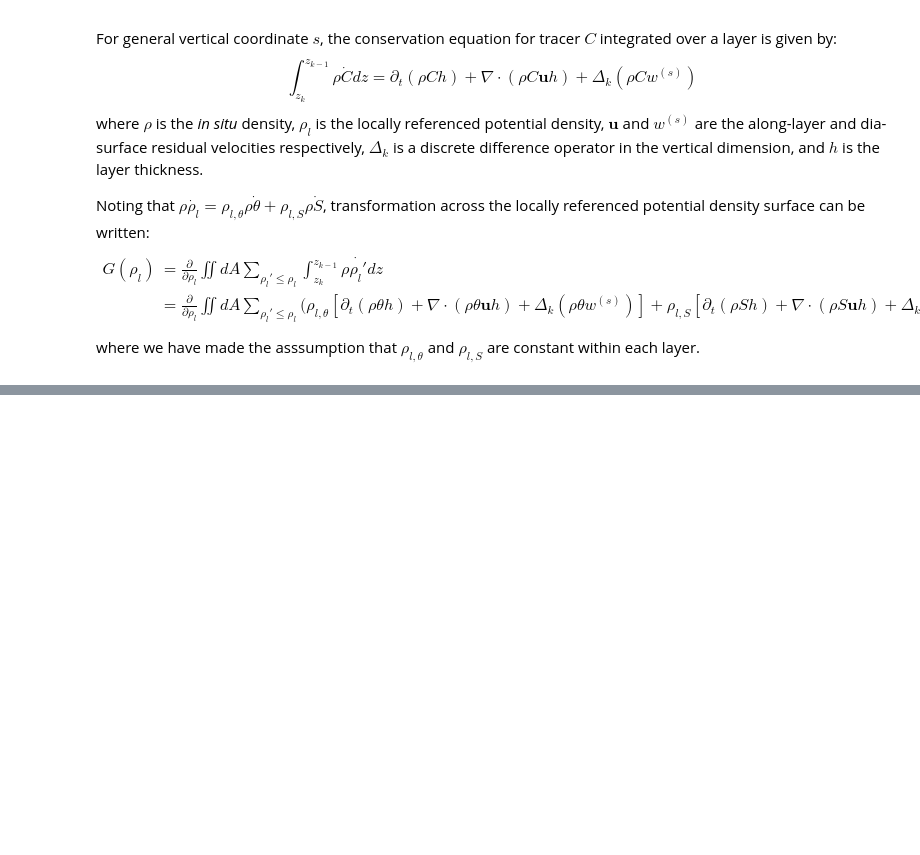
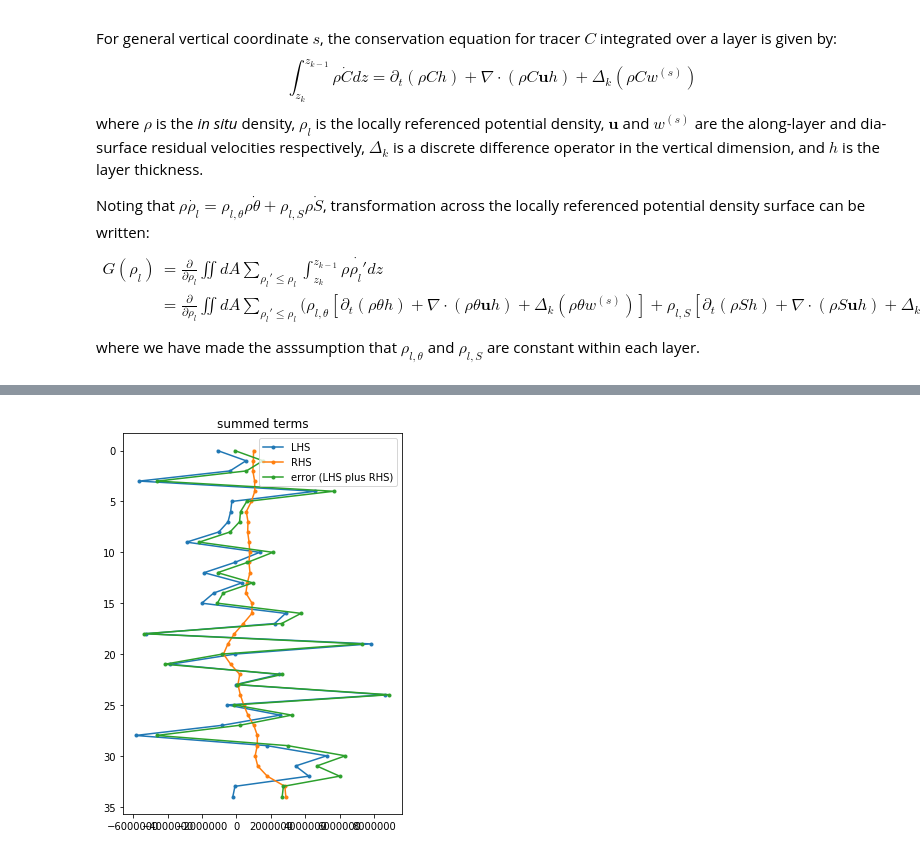
Before and after one commit to gmacgilchrist/wmt_bgc, a Jupyter notebook: calc_wmt.ipynb, the cells around one changed output, grey strips where cells are left out. Saved outputs shown, nothing was run; the diff lists cells and outputs as text; code cells hidden in the pictures; blank space fills up the shorter version.

```diff
--- a/calc_wmt.ipynb
+++ b/calc_wmt.ipynb
@@ -85,0 +123,19 @@ G_d.plot()
+# %%
+# Just sum up the tendencies in each layer directly
+termsLHS = ['o2h_tendency','o2_advection_xy','o2h_tendency_vert_remap']
+termsRHS = ['o2_dfxy_cont_tendency','o2_vdiffuse_impl','jo2_plus_btm']
+area3d = ds_native.areacello*xr.ones_like(ds.o2)
+ds_int = xr.ones_like(ds_native.areacello)
+for var in termsLHS:
+    term_int = (ds[var]*area3d).sum(['xh','yh'])
+    term_int.name = var
+    ds_int = xr.merge([ds_int,term_int])
+for var in termsRHS:
+    term_int = (ds[var]*area3d).sum(['xh','yh'])
+    term_int.name = var
+    ds_int = xr.merge([ds_int,term_int])
+signsLHS = [-1,1,1]
+signsRHS = [1,1,1]
+Do2, do2, errors = bc.calc_materialderivative(ds_int.squeeze(),termsLHS,signsLHS,termsRHS,signsRHS,vertc='rho2_l',plot=True)
+# %% [output]
+[figure, added]
```
Also changed, not shown: parts of 10 cells of this notebook, 2 other files.
